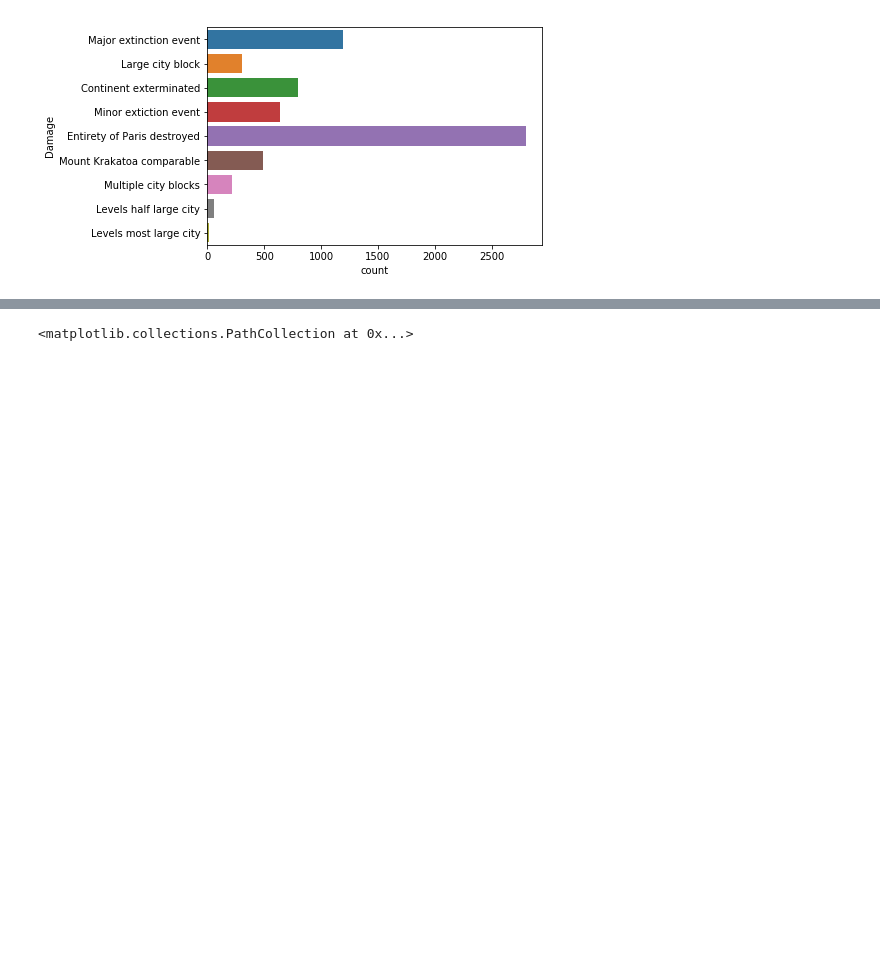
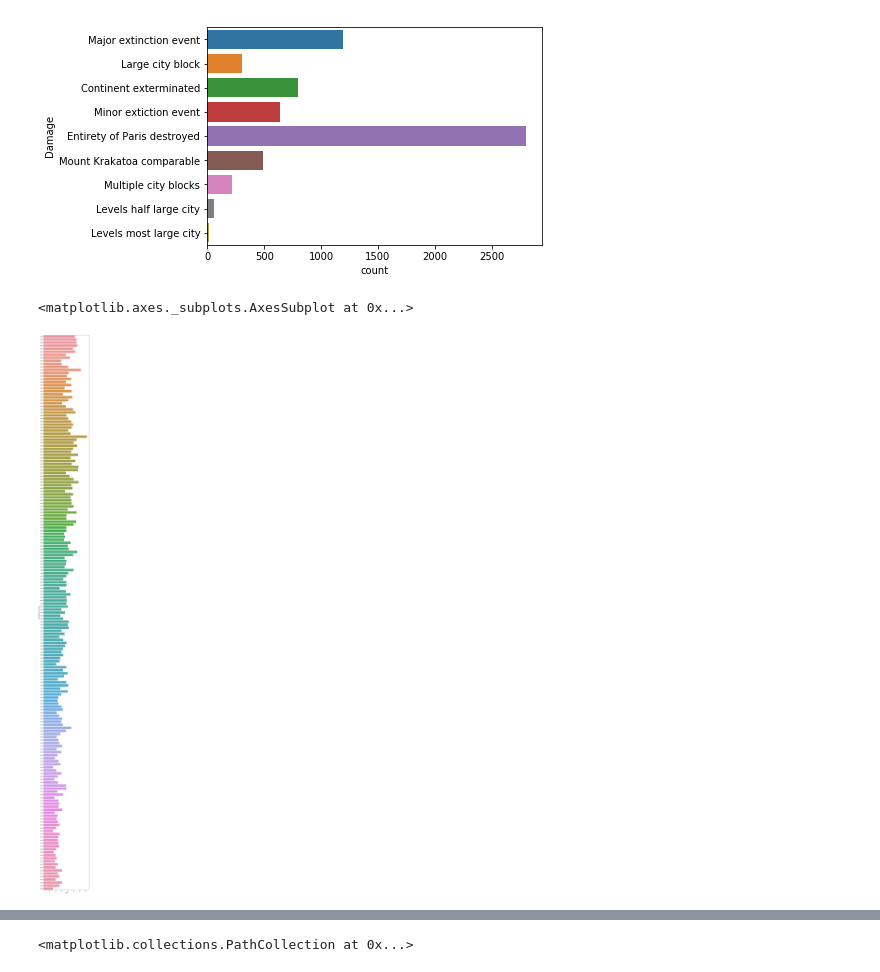
Before and after one commit to Doncurt/DS-final-proj, a Jupyter notebook: notebooks/Initial Exploration.ipynb, the cells around one changed output, grey strips where cells are left out. Cells and saved outputs as stored; diff of their text form; code cells hidden in the pictures; blank space fills up the shorter version.

```diff
--- a/notebooks/Initial Exploration.ipynb
+++ b/notebooks/Initial Exploration.ipynb
@@ -166,6 +168,12 @@ sns.countplot(y='Damage', data=df,orient='h')
 # %% [output]
 <matplotlib.axes._subplots.AxesSubplot at 0x...>
 [figure]
+# %%
+plt.figure(figsize=(8,100))
+sns.countplot(y='Close-Approach (CA) Date', data=df,orient='h')
+# %% [output]
+<matplotlib.axes._subplots.AxesSubplot at 0x...>
+[figure, added]
 # %%
 sns.heatmap(df.corr())
 # %% [output]
```
Also changed, not shown: parts of 5 cells of this notebook.
